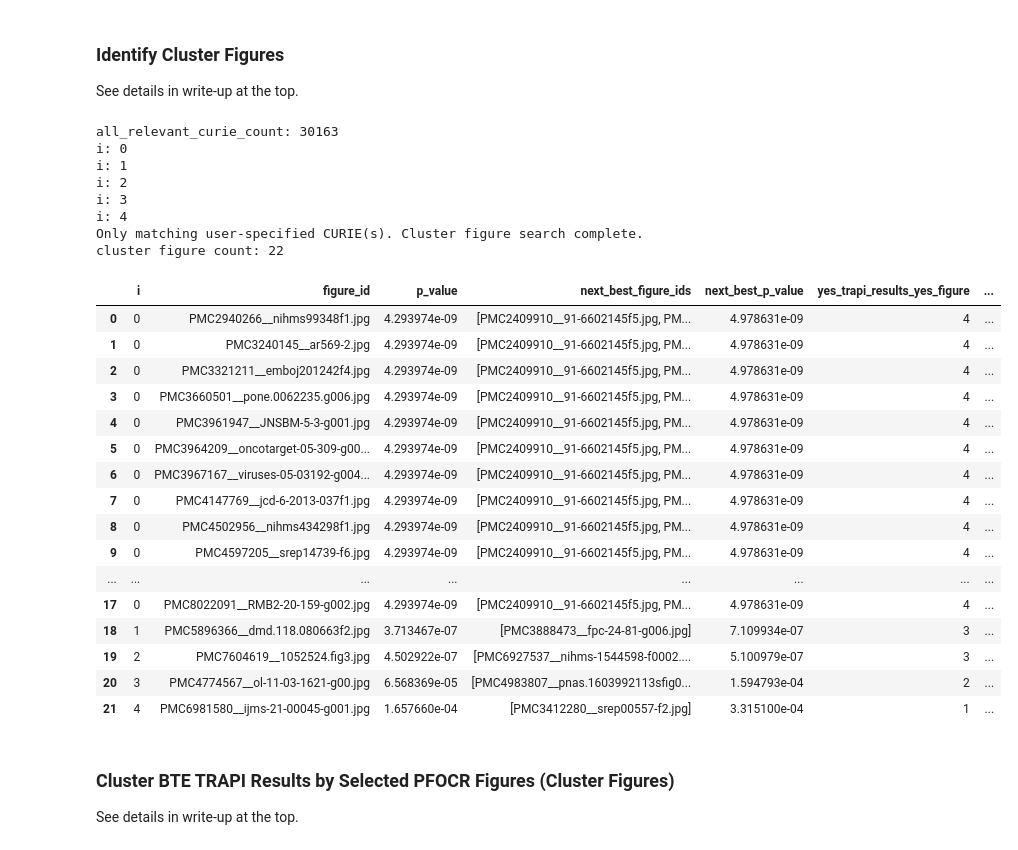
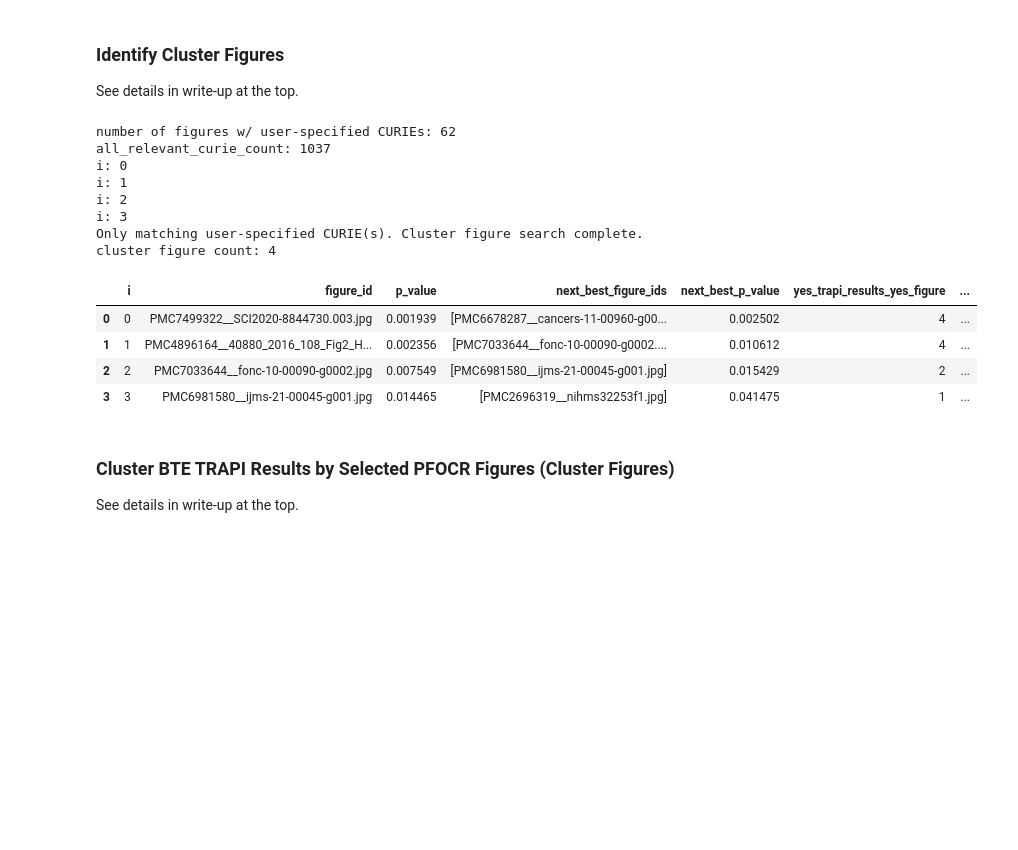
Before and after one commit to wikipathways/pathway-figure-ocr, a Jupyter notebook: notebooks/bte_clustering.ipynb, the cells around one changed output. Saved outputs shown, nothing was run; the diff lists cells and outputs as text; code cells hidden in the pictures; blank space fills up the shorter version.

```diff
--- a/notebooks/bte_clustering.ipynb
+++ b/notebooks/bte_clustering.ipynb
@@ -715,60 +715,52 @@ def get_next_cluster_figures(
         i + 1,
         cluster_figure_ids,
     )
 
 
 # don't worry whether cluster figure has user-specified IDs
+#relevant_figure_curie_df = figure_curie_df[figure_curie_df["category"].isin(
+#    list(relevant_pfocr_categories)
+#)]
+# only use cluster figures that have the user-specified ids
+figures_with_user_specified_ids = set(
+    figure_curie_df[
+        figure_curie_df["curie"].isin(user_specified_ids)
+    ]["figure_id"]
+)
+print(f'number of figures w/ user-specified CURIEs: {len(figures_with_user_specified_ids)}')
 relevant_figure_curie_df = figure_curie_df[figure_curie_df["category"].isin(
     list(relevant_pfocr_categories)
+) & figure_curie_df["figure_id"].isin(
+    figures_with_user_specified_ids
 )]
-# only use cluster figures that have the user-specified ids
-#figures_with_user_specified_ids = set(figure_curie_df[figure_curie_df["curie"].isin(user_specified_ids)]["figure_id"])
-#print(f'number of figures w/ user-specified CURIEs: {len(figures_with_user_specified_ids)}')
-#relevant_figure_curie_df = figure_curie_df[figure_curie_df["category"].isin(
-#    list(relevant_pfocr_categories)
-#) & figure_curie_df["figure_id"].isin(
-#    figures_with_user_specified_ids
-#)]
 
 all_relevant_curie_count = len(set(
     relevant_figure_curie_df["curie"].drop_duplicates()
 ))
 print(f'all_relevant_curie_count: {all_relevant_curie_count}')
 
 cluster_figure_ids_out = get_next_cluster_figures(
     all_relevant_curie_count,
     relevant_figure_curie_df,
     trapi_results_unified_curies,
 )
 print(f'cluster figure count: {len(cluster_figure_ids_out)}')
 cluster_figure_df = pd.DataFrame.from_records(cluster_figure_data)
 cluster_figure_df
 # %% [output]
-all_relevant_curie_count: 30163
+number of figures w/ user-specified CURIEs: 62
+all_relevant_curie_count: 1037
 i: 0
 i: 1
 i: 2
 i: 3
-i: 4
 Only matching user-specified CURIE(s). Cluster figure search complete.
-cluster figure count: 22
+cluster figure count: 4
 |  | i | figure_id | p_value | next_best_figure_ids | next_best_p_value | yes_trapi_results_yes_figure | ... |
-| 0 | 0 | PMC2940266__nihms99348f1.jpg | 4.293974e-09 | [PMC2409910__91-6602145f5.jpg, PM... | 4.978631e-09 | 4 | ... |
-| 1 | 0 | PMC3240145__ar569-2.jpg | 4.293974e-09 | [PMC2409910__91-6602145f5.jpg, PM... | 4.978631e-09 | 4 | ... |
-| 2 | 0 | PMC3321211__emboj201242f4.jpg | 4.293974e-09 | [PMC2409910__91-6602145f5.jpg, PM... | 4.978631e-09 | 4 | ... |
-| 3 | 0 | PMC3660501__pone.0062235.g006.jpg | 4.293974e-09 | [PMC2409910__91-6602145f5.jpg, PM... | 4.978631e-09 | 4 | ... |
-| 4 | 0 | PMC3961947__JNSBM-5-3-g001.jpg | 4.293974e-09 | [PMC2409910__91-6602145f5.jpg, PM... | 4.978631e-09 | 4 | ... |
-| 5 | 0 | PMC3964209__oncotarget-05-309-g00... | 4.293974e-09 | [PMC2409910__91-6602145f5.jpg, PM... | 4.978631e-09 | 4 | ... |
-| 6 | 0 | PMC3967167__viruses-05-03192-g004... | 4.293974e-09 | [PMC2409910__91-6602145f5.jpg, PM... | 4.978631e-09 | 4 | ... |
-| 7 | 0 | PMC4147769__jcd-6-2013-037f1.jpg | 4.293974e-09 | [PMC2409910__91-6602145f5.jpg, PM... | 4.978631e-09 | 4 | ... |
-| 8 | 0 | PMC4502956__nihms434298f1.jpg | 4.293974e-09 | [PMC2409910__91-6602145f5.jpg, PM... | 4.978631e-09 | 4 | ... |
-| 9 | 0 | PMC4597205__srep14739-f6.jpg | 4.293974e-09 | [PMC2409910__91-6602145f5.jpg, PM... | 4.978631e-09 | 4 | ... |
-| ... | ... | ... | ... | ... | ... | ... | ... |
-| 17 | 0 | PMC8022091__RMB2-20-159-g002.jpg | 4.293974e-09 | [PMC2409910__91-6602145f5.jpg, PM... | 4.978631e-09 | 4 | ... |
-| 18 | 1 | PMC5896366__dmd.118.080663f2.jpg | 3.713467e-07 | [PMC3888473__fpc-24-81-g006.jpg] | 7.109934e-07 | 3 | ... |
-| 19 | 2 | PMC7604619__1052524.fig3.jpg | 4.502922e-07 | [PMC6927537__nihms-1544598-f0002.... | 5.100979e-07 | 3 | ... |
-| 20 | 3 | PMC4774567__ol-11-03-1621-g00.jpg | 6.568369e-05 | [PMC4983807__pnas.1603992113sfig0... | 1.594793e-04 | 2 | ... |
-| 21 | 4 | PMC6981580__ijms-21-00045-g001.jpg | 1.657660e-04 | [PMC3412280__srep00557-f2.jpg] | 3.315100e-04 | 1 | ... |
+| 0 | 0 | PMC7499322__SCI2020-8844730.003.jpg | 0.001939 | [PMC6678287__cancers-11-00960-g00... | 0.002502 | 4 | ... |
+| 1 | 1 | PMC4896164__40880_2016_108_Fig2_H... | 0.002356 | [PMC7033644__fonc-10-00090-g0002.... | 0.010612 | 4 | ... |
+| 2 | 2 | PMC7033644__fonc-10-00090-g0002.jpg | 0.007549 | [PMC6981580__ijms-21-00045-g001.jpg] | 0.015429 | 2 | ... |
+| 3 | 3 | PMC6981580__ijms-21-00045-g001.jpg | 0.014465 | [PMC2696319__nihms32253f1.jpg] | 0.041475 | 1 | ... |
 # %% [markdown]
 ### Cluster BTE TRAPI Results by Selected PFOCR Figures (Cluster Figures)
 
```
Also changed, not shown: parts of 8 cells of this notebook.
